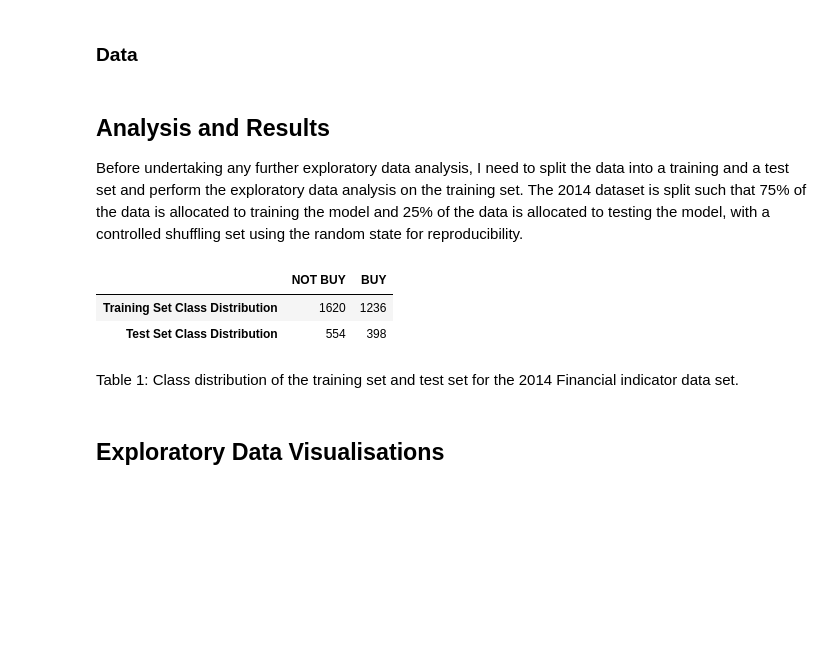
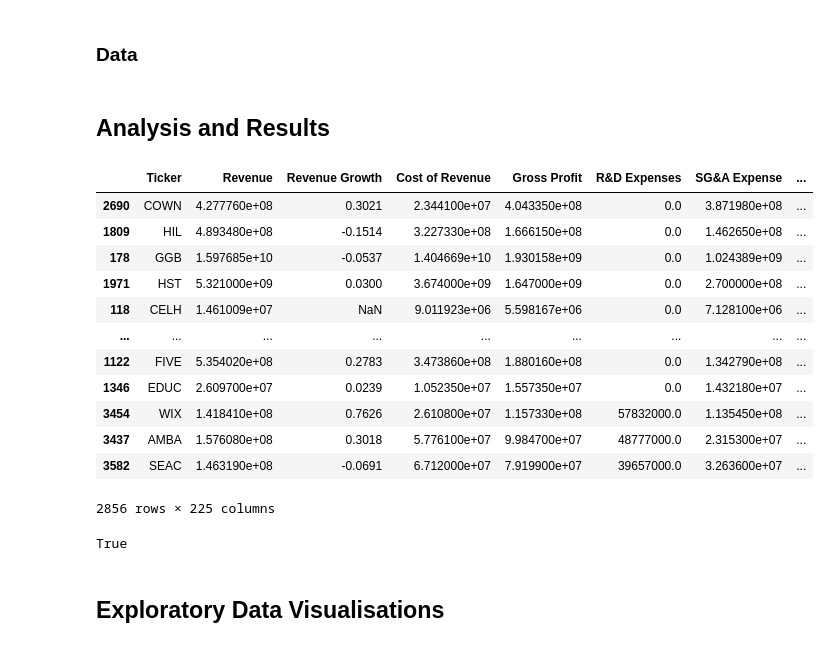
Before and after one commit to IfyAnene7/Real-Time-Stock-Predictions, a Jupyter notebook: doc/SP_report.ipynb, the cells around one changed output. Saved outputs shown, nothing was run; the diff lists cells and outputs as text; code cells hidden in the pictures; blank space fills up the shorter version.

```diff
--- a/doc/SP_report.ipynb
+++ b/doc/SP_report.ipynb
@@ -58,24 +58,26 @@ from sklearn.metrics import mean_squared_error, r2_score, make_scorer
 # %%
 # For this exploratory data analysis, we will only be working with the 2014 dataset. The techniques applied here can be applied to the other datasets.
 
-df_2014 = pd.read_csv('data/raw/2014_Financial_Data.csv') # Home directory is working directory
+df_2014 = pd.read_csv('../data/raw/2014_Financial_Data.csv') # Home directory is working directory
-# %% [markdown]
-## Analysis and Results <a name="PartitionDataintotrainandtestsplits"></a>
-
-Before undertaking any further exploratory data analysis, I need to split the data into a training and a test set and perform the exploratory data analysis on the training set. The 2014 dataset is split such that 75% of the data is allocated to training the model and 25% of the data is allocated to testing the model, with a controlled shuffling set using the random state for reproducibility.
+# %%
+df_2014 = df_2014.rename(columns={'Unnamed: 0': 'Ticker'})
+# %% [markdown]
+## Analysis and Results <a name="PartitionDataintotrainandtestsplits"></a>
 # %%
 train_df, test_df = train_test_split(df_2014, train_size = 0.75, random_state = 123)
+
+train_df
+# %% [output]
+|  | Ticker | Revenue | Revenue Growth | Cost of Revenue | Gross Profit | R&D Expenses | SG&A Expense | ... |
+| 2690 | COWN | 4.277760e+08 | 0.3021 | 2.344100e+07 | 4.043350e+08 | 0.0 | 3.871980e+08 | ... |
+| 1809 | HIL | 4.893480e+08 | -0.1514 | 3.227330e+08 | 1.666150e+08 | 0.0 | 1.462650e+08 | ... |
+| 178 | GGB | 1.597685e+10 | -0.0537 | 1.404669e+10 | 1.930158e+09 | 0.0 | 1.024389e+09 | ... |
+| 1971 | HST | 5.321000e+09 | 0.0300 | 3.674000e+09 | 1.647000e+09 | 0.0 | 2.700000e+08 | ... |
+| 118 | CELH | 1.461009e+07 | NaN | 9.011923e+06 | 5.598167e+06 | 0.0 | 7.128100e+06 | ... |
+| ... | ... | ... | ... | ... | ... | ... | ... | ... |
+| 1122 | FIVE | 5.354020e+08 | 0.2783 | 3.473860e+08 | 1.880160e+08 | 0.0 | 1.342790e+08 | ... |
+| 1346 | EDUC | 2.609700e+07 | 0.0239 | 1.052350e+07 | 1.557350e+07 | 0.0 | 1.432180e+07 | ... |
+| 3454 | WIX | 1.418410e+08 | 0.7626 | 2.610800e+07 | 1.157330e+08 | 57832000.0 | 1.135450e+08 | ... |
+| 3437 | AMBA | 1.576080e+08 | 0.3018 | 5.776100e+07 | 9.984700e+07 | 48777000.0 | 2.315300e+07 | ... |
+| 3582 | SEAC | 1.463190e+08 | -0.0691 | 6.712000e+07 | 7.919900e+07 | 39657000.0 | 3.263600e+07 | ... |
+2856 rows × 225 columns
-# %%
-train_class_distribution = train_df["Class"].value_counts().to_frame().T.rename(columns={0 : "NOT BUY", 1 : "BUY"},
-                                                                                index={"Class" : "Training Set Class Distribution"})
-
-test_class_distribution = test_df["Class"].value_counts().to_frame().T.rename(columns={0 : "NOT BUY", 1 : "BUY"},
-                                                                              index={"Class":"Test Set Class Distribution"})
-
-pd.concat([train_class_distribution, test_class_distribution])
-# %% [output]
-|  | NOT BUY | BUY |
-| Training Set Class Distribution | 1620 | 1236 |
-| Test Set Class Distribution | 554 | 398 |
-# %% [markdown]
-Table 1: Class distribution of the training set and test set for the 2014 Financial indicator data set.
@@ -82,3 +90,15 @@ Table 1: Class distribution of the training set and test set for the 2014 Financ
+# %%
+# Preprocessing and transformations
+
+drop_features = ["Ticker"]
+
+categorical_features = ["Sector"]
+
+numerical_features = X_train.select_dtypes(include=np.number).columns.tolist()
+
+#len(numerical_features) == 222
+# %% [output]
+True
 # %% [markdown]
 ## Exploratory Data Visualisations <a name="ExploratoryDataVisualisations"></a>
 # %%
```
Also changed, not shown: parts of 2 cells of this notebook.
